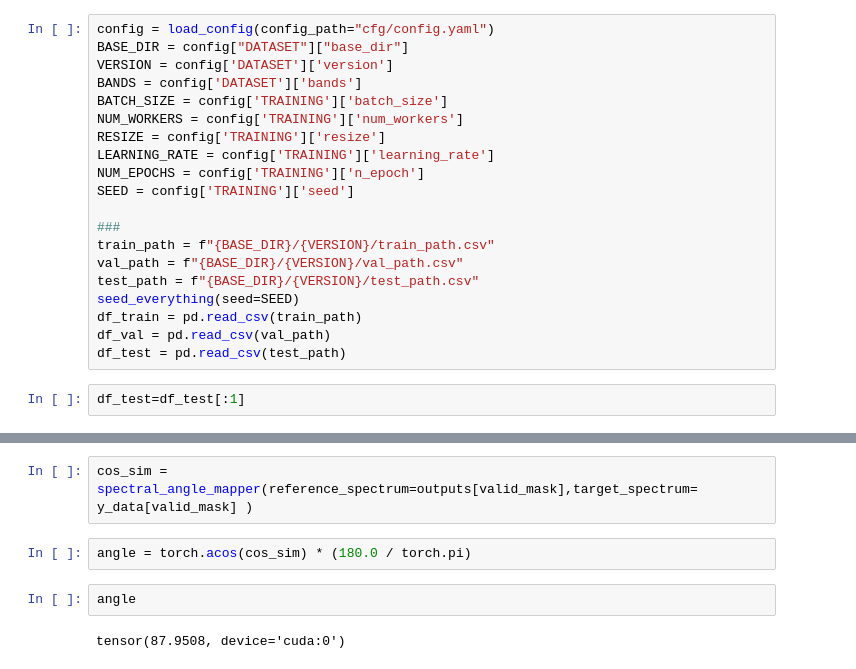
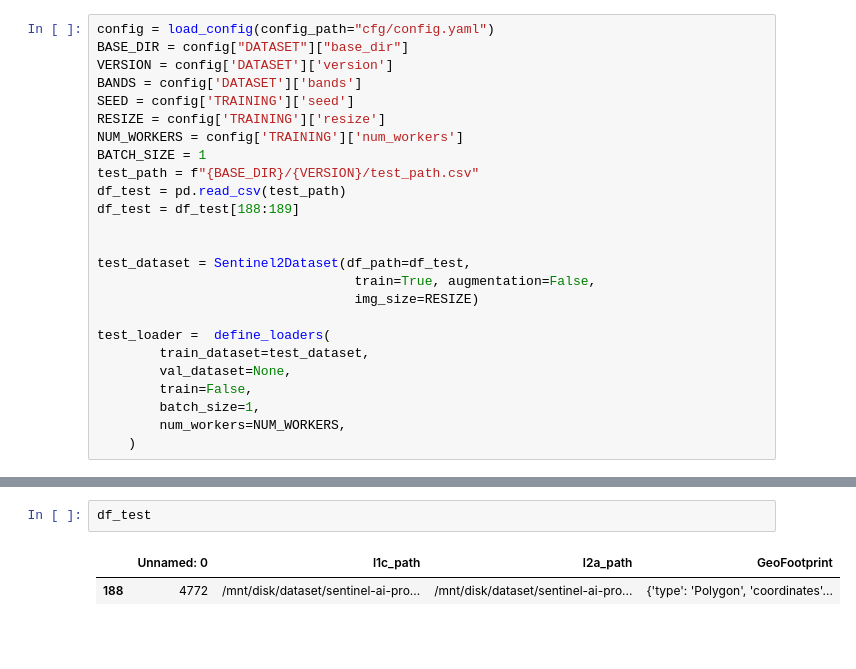
Before and after one commit to sebastien-tetaud/sentinel-2-ai-processor, a Jupyter notebook: src/metrics.ipynb, the cells around one changed output, grey strips where cells are left out. Saved outputs shown, nothing was run; the diff lists cells and outputs as text; blank space fills up the shorter version.

Commit message:
correct metric notebook and correct SpectralAngularMapper class

```diff
--- a/src/metrics.ipynb
+++ b/src/metrics.ipynb
@@ -18,20 +22,23 @@ config = load_config(config_path="cfg/config.yaml")
 BASE_DIR = config["DATASET"]["base_dir"]
 VERSION = config['DATASET']['version']
 BANDS = config['DATASET']['bands']
-BATCH_SIZE = config['TRAINING']['batch_size']
+SEED = config['TRAINING']['seed']
+RESIZE = config['TRAINING']['resize']
 NUM_WORKERS = config['TRAINING']['num_workers']
-RESIZE = config['TRAINING']['resize']
-LEARNING_RATE = config['TRAINING']['learning_rate']
-NUM_EPOCHS = config['TRAINING']['n_epoch']
-SEED = config['TRAINING']['seed']
+BATCH_SIZE = 1
+test_path = f"{BASE_DIR}/{VERSION}/test_path.csv"
+df_test = pd.read_csv(test_path)
+df_test = df_test[188:189]
 
-###
-train_path = f"{BASE_DIR}/{VERSION}/train_path.csv"
-val_path = f"{BASE_DIR}/{VERSION}/val_path.csv"
-test_path = f"{BASE_DIR}/{VERSION}/test_path.csv"
-seed_everything(seed=SEED)
-df_train = pd.read_csv(train_path)
-df_val = pd.read_csv(val_path)
-df_test = pd.read_csv(test_path)
+
+test_dataset = Sentinel2Dataset(df_path=df_test,
+                                 train=True, augmentation=False,
+                                 img_size=RESIZE)
+
+test_loader =  define_loaders(
+        train_dataset=test_dataset,
+        val_dataset=None,
+        train=False,
+        batch_size=1,
+        num_workers=NUM_WORKERS,
+    )
-# %%
-df_test=df_test[:1]
@@ -214,8 +128,5 @@ def spectral_angle_mapper(reference_spectrum, target_spectrum):
-# %%
-cos_sim = spectral_angle_mapper(reference_spectrum=outputs[valid_mask],target_spectrum= y_data[valid_mask] )
-# %%
-angle = torch.acos(cos_sim) * (180.0 / torch.pi)
-# %%
-angle
-# %% [output]
-tensor(87.9508, device='cuda:0')
+# %%
+df_test
+# %% [output]
+|  | Unnamed: 0 | l1c_path | l2a_path | GeoFootprint |
+| 188 | 4772 | /mnt/disk/dataset/sentinel-ai-pro... | /mnt/disk/dataset/sentinel-ai-pro... | {'type': 'Polygon', 'coordinates'... |
```
Also changed, not shown: parts of 10 cells of this notebook, 2 other files.
